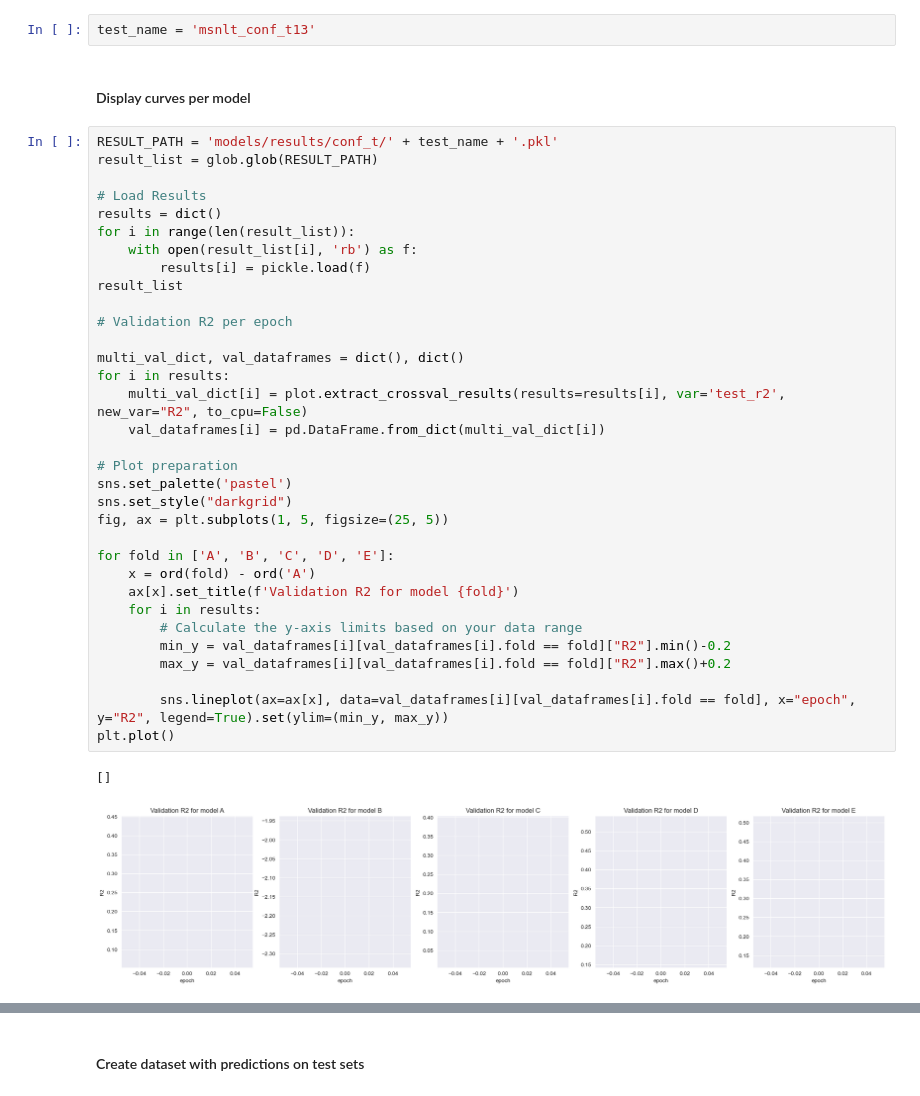
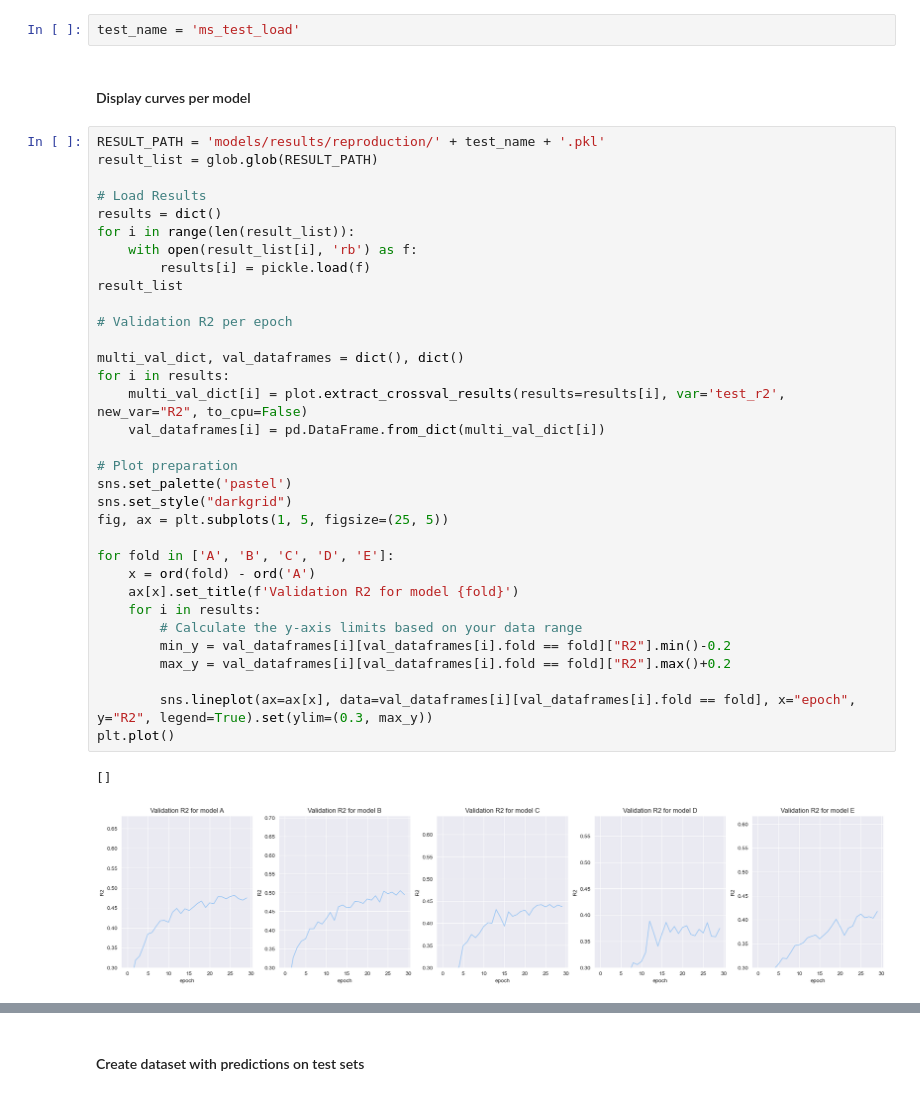
Before and after one commit to mpa-poverty/2-mpa, a Jupyter notebook: plot_results.ipynb, the cells around one changed output, grey strips where cells are left out. Saved outputs shown, nothing was run; the diff lists cells and outputs as text.

Commit message:
load modèle complet

```diff
--- a/plot_results.ipynb
+++ b/plot_results.ipynb
@@ -27,45 +27,45 @@ DATA_DIR  = 'data/landsat_7_less/'
 FOLDS     = 'data/dhs_incountry_folds_2013+.pkl'
 bg_map = gpd.read_file('data/africa.json')
 # %%
-test_name = 'msnlt_conf_t13'
+test_name = 'ms_test_load'
 # %% [markdown]
 #### Display curves per model
 # %%
-RESULT_PATH = 'models/results/conf_t/' + test_name + '.pkl'
+RESULT_PATH = 'models/results/reproduction/' + test_name + '.pkl'
 result_list = glob.glob(RESULT_PATH)
 
 # Load Results
 results = dict()
 for i in range(len(result_list)):
     with open(result_list[i], 'rb') as f:
         results[i] = pickle.load(f)
 result_list
 
 # Validation R2 per epoch
 
 multi_val_dict, val_dataframes = dict(), dict()
 for i in results:
     multi_val_dict[i] = plot.extract_crossval_results(results=results[i], var='test_r2', new_var="R2", to_cpu=False)
     val_dataframes[i] = pd.DataFrame.from_dict(multi_val_dict[i])
 
 # Plot preparation
 sns.set_palette('pastel')
 sns.set_style("darkgrid")
 fig, ax = plt.subplots(1, 5, figsize=(25, 5))
 
 for fold in ['A', 'B', 'C', 'D', 'E']:
     x = ord(fold) - ord('A')
     ax[x].set_title(f'Validation R2 for model {fold}')
     for i in results:
         # Calculate the y-axis limits based on your data range
         min_y = val_dataframes[i][val_dataframes[i].fold == fold]["R2"].min()-0.2
         max_y = val_dataframes[i][val_dataframes[i].fold == fold]["R2"].max()+0.2
 
-        sns.lineplot(ax=ax[x], data=val_dataframes[i][val_dataframes[i].fold == fold], x="epoch", y="R2", legend=True).set(ylim=(min_y, max_y))
+        sns.lineplot(ax=ax[x], data=val_dataframes[i][val_dataframes[i].fold == fold], x="epoch", y="R2", legend=True).set(ylim=(0.3, max_y))
 plt.plot()
 # %% [output]
 []
-[figure, old version]
+[figure, new version]
 # %%
 # Test Loss per epoch
 
```
Also changed, not shown: parts of 6 cells of this notebook, 14 other files.
